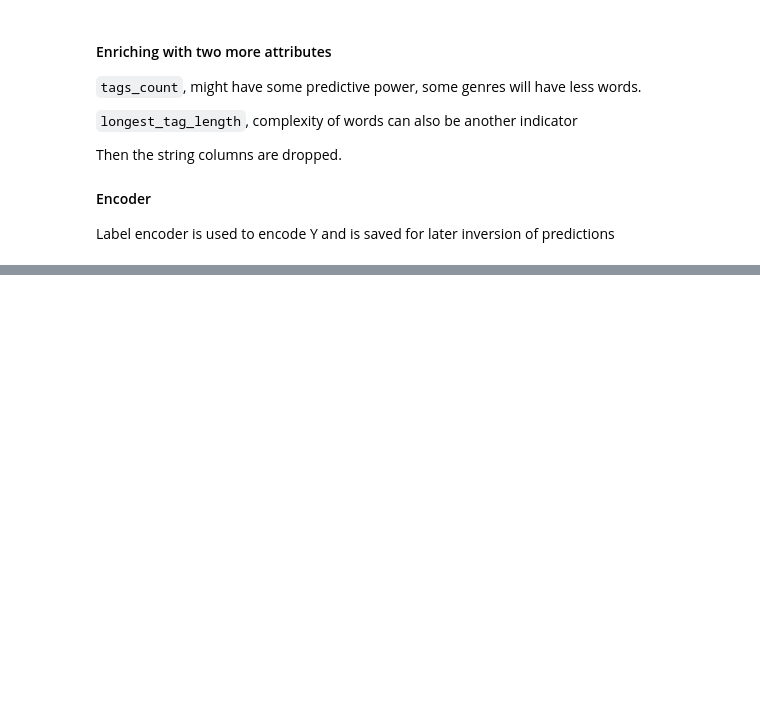
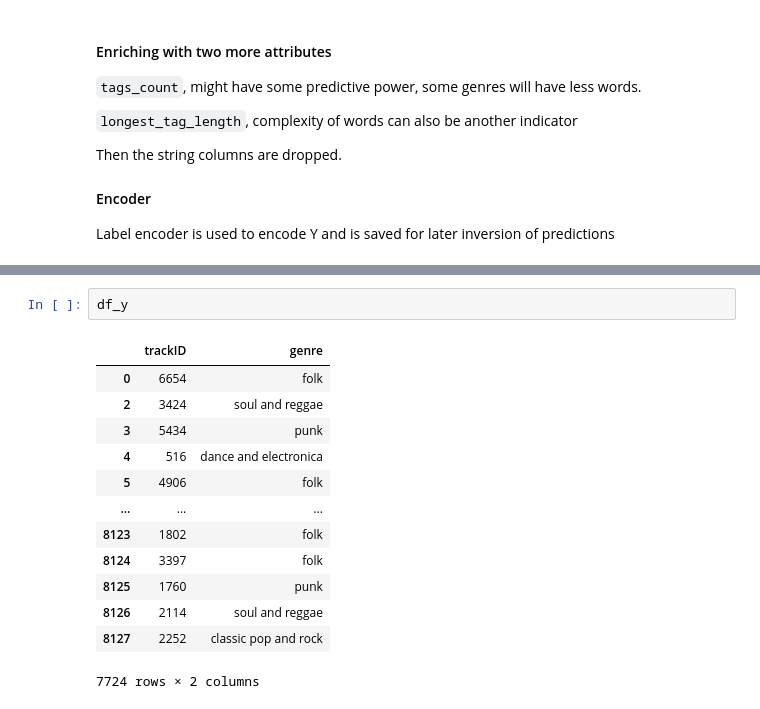
Before and after one commit to changjulian17/MLEassessment, a Jupyter notebook: SectionB/src/section-b.ipynb, the cells around one changed output, grey strips where cells are left out. Cells and saved outputs as stored; diff of their text form; blank space fills up the shorter version.

```diff
--- a/SectionB/src/section-b.ipynb
+++ b/SectionB/src/section-b.ipynb
@@ -233,0 +243,16 @@ Model together with pipeline and encoder is saved as pickle file. Then used to p
+# %%
+df_y
+# %% [output]
+|  | trackID | genre |
+| 0 | 6654 | folk |
+| 2 | 3424 | soul and reggae |
+| 3 | 5434 | punk |
+| 4 | 516 | dance and electronica |
+| 5 | 4906 | folk |
+| ... | ... | ... |
+| 8123 | 1802 | folk |
+| 8124 | 3397 | folk |
+| 8125 | 1760 | punk |
+| 8126 | 2114 | soul and reggae |
+| 8127 | 2252 | classic pop and rock |
+7724 rows × 2 columns
```
Also changed, not shown: parts of 10 cells of this notebook, 10 other files.
